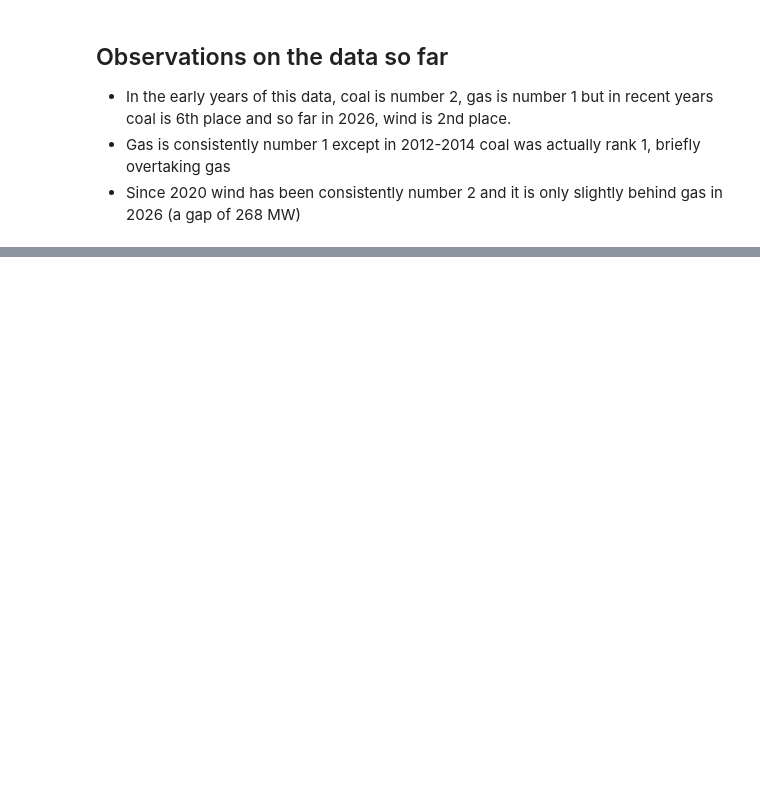
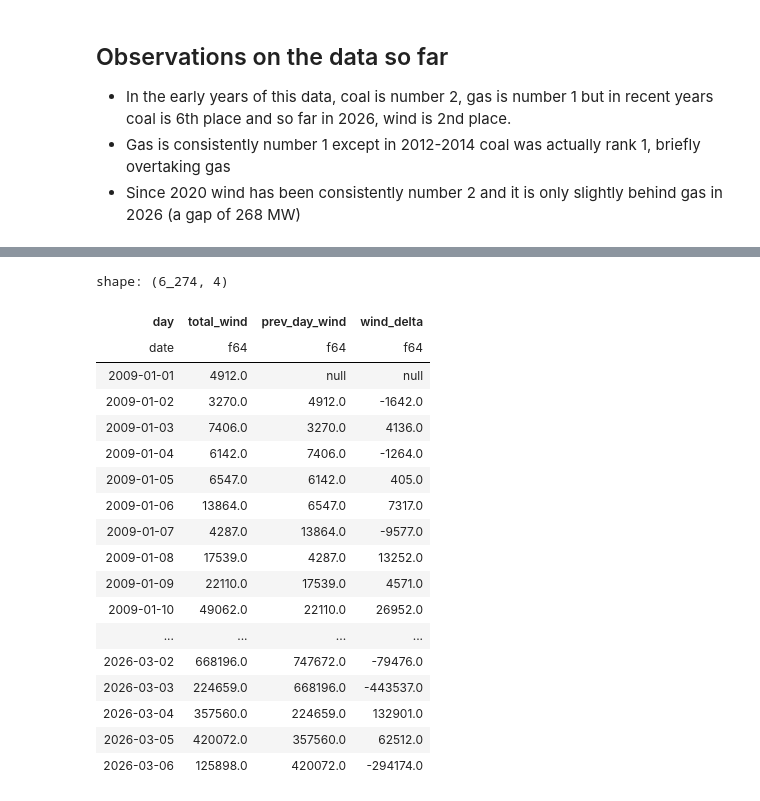
Before and after one commit to james-westwood/energy_data_windowing, a Jupyter notebook: analysis.ipynb, the cells around one changed output, grey strips where cells are left out. Cells and saved outputs as stored; diff of their text form; code cells hidden in the pictures; blank space fills up the shorter version.

```diff
--- a/analysis.ipynb
+++ b/analysis.ipynb
@@ -214,0 +311,37 @@ con.sql("""SELECT DATETIME,
+# %%
+con.sql("""
+    WITH daily AS (
+        SELECT
+            DATE_TRUNC('day', DATETIME) AS day,
+            SUM(WIND) AS total_wind
+        FROM generation
+        GROUP BY day
+        )
+        SELECT
+            day,
+            total_wind,
+            LAG(total_wind) OVER (ORDER BY day) AS prev_day_wind,
+            total_wind - prev_day_wind AS wind_delta
+        FROM daily
+
+""").pl()
+# %% [output]
+shape: (6_274, 4)
+| day | total_wind | prev_day_wind | wind_delta |
+| date | f64 | f64 | f64 |
+| 2009-01-01 | 4912.0 | null | null |
+| 2009-01-02 | 3270.0 | 4912.0 | -1642.0 |
+| 2009-01-03 | 7406.0 | 3270.0 | 4136.0 |
+| 2009-01-04 | 6142.0 | 7406.0 | -1264.0 |
+| 2009-01-05 | 6547.0 | 6142.0 | 405.0 |
+| 2009-01-06 | 13864.0 | 6547.0 | 7317.0 |
+| 2009-01-07 | 4287.0 | 13864.0 | -9577.0 |
+| 2009-01-08 | 17539.0 | 4287.0 | 13252.0 |
+| 2009-01-09 | 22110.0 | 17539.0 | 4571.0 |
+| 2009-01-10 | 49062.0 | 22110.0 | 26952.0 |
+| ... | ... | ... | ... |
+| 2026-03-02 | 668196.0 | 747672.0 | -79476.0 |
+| 2026-03-03 | 224659.0 | 668196.0 | -443537.0 |
+| 2026-03-04 | 357560.0 | 224659.0 | 132901.0 |
+| 2026-03-05 | 420072.0 | 357560.0 | 62512.0 |
+| 2026-03-06 | 125898.0 | 420072.0 | -294174.0 |
```
Also changed, not shown: parts of 8 cells of this notebook, 1 other file.
